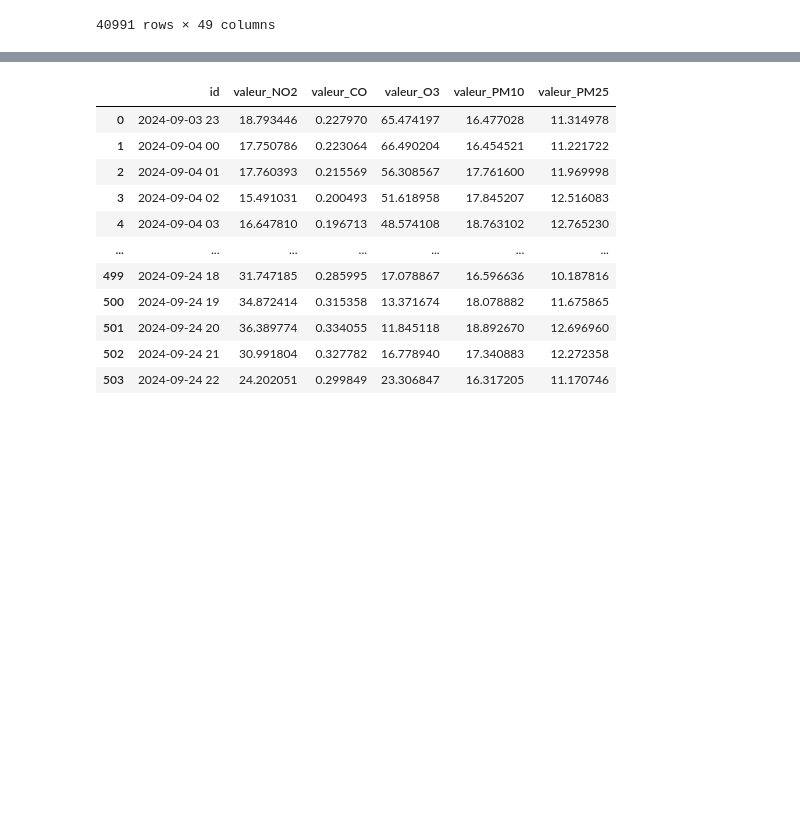
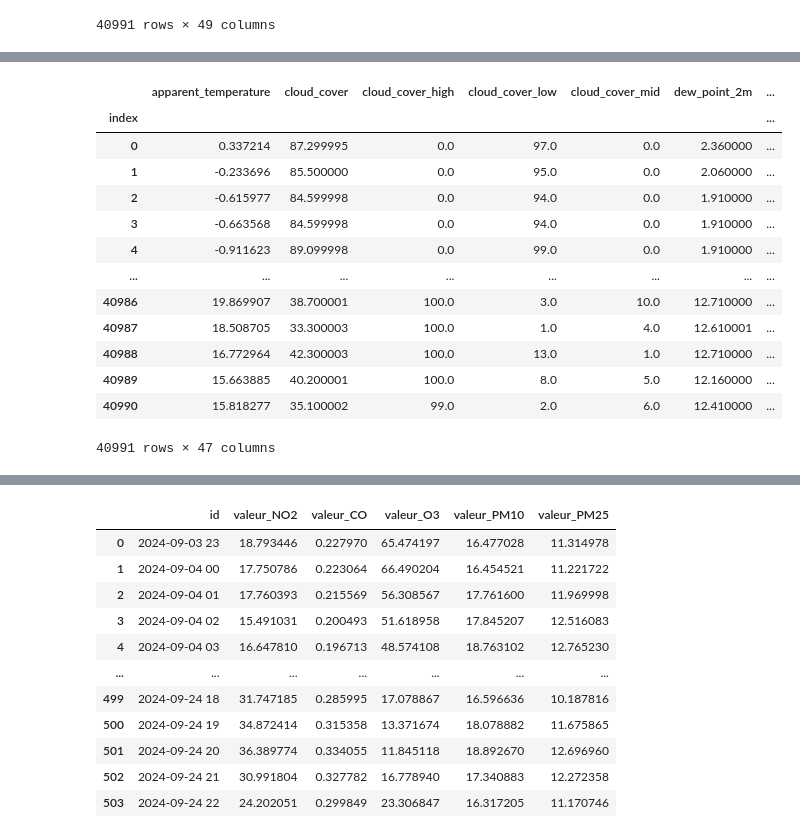
Before and after one commit to dorabijvoet/kaggle_air_quality_capgemini, a Jupyter notebook: notebooks/modeling_2.ipynb, the cells around one changed output, grey strips where cells are left out. Cells and saved outputs as stored; diff of their text form; code cells hidden in the pictures; blank space fills up the shorter version.

```diff
--- a/notebooks/modeling_2.ipynb
+++ b/notebooks/modeling_2.ipynb
@@ -232,0 +238,3 @@ for i, col in enumerate(target_columns):
+# %%
+df.reset_index(inplace=True)
+df["date"] = pd.to_datetime(df["date"])
@@ -232,0 +259,19 @@ for i, col in enumerate(target_columns):
+# %%
+# Define the EntitySet
+es = ft.EntitySet(id="air_quality")
+
+# Add the feature DataFrame to the EntitySet, specifying the time index
+es.add_dataframe(
+    dataframe_name="measurements",
+    dataframe=feature_df,
+    index="index",
+    time_index="date",
+)
+
+# Perform Deep Feature Synthesis with various aggregation and transformation primitives
+feature_matrix, feature_defs = ft.dfs(
+    entityset=es,
+    target_dataframe_name="measurements",
+    agg_primitives=["mean", "std", "max", "min", "skew", "trend"],
+    trans_primitives=["day", "month", "year", "hour"],
+)
@@ -232,0 +281,17 @@ for i, col in enumerate(target_columns):
+# %%
+feature_matrix
+# %% [output]
+|  | apparent_temperature | cloud_cover | cloud_cover_high | cloud_cover_low | cloud_cover_mid | dew_point_2m | ... |
+| index |  |  |  |  |  |  | ... |
+| 0 | 0.337214 | 87.299995 | 0.0 | 97.0 | 0.0 | 2.360000 | ... |
+| 1 | -0.233696 | 85.500000 | 0.0 | 95.0 | 0.0 | 2.060000 | ... |
+| 2 | -0.615977 | 84.599998 | 0.0 | 94.0 | 0.0 | 1.910000 | ... |
+| 3 | -0.663568 | 84.599998 | 0.0 | 94.0 | 0.0 | 1.910000 | ... |
+| 4 | -0.911623 | 89.099998 | 0.0 | 99.0 | 0.0 | 1.910000 | ... |
+| ... | ... | ... | ... | ... | ... | ... | ... |
+| 40986 | 19.869907 | 38.700001 | 100.0 | 3.0 | 10.0 | 12.710000 | ... |
+| 40987 | 18.508705 | 33.300003 | 100.0 | 1.0 | 4.0 | 12.610001 | ... |
+| 40988 | 16.772964 | 42.300003 | 100.0 | 13.0 | 1.0 | 12.710000 | ... |
+| 40989 | 15.663885 | 40.200001 | 100.0 | 8.0 | 5.0 | 12.160000 | ... |
+| 40990 | 15.818277 | 35.100002 | 99.0 | 2.0 | 6.0 | 12.410000 | ... |
+40991 rows × 47 columns
```
Also changed, not shown: parts of 21 cells of this notebook, 1 other file.
